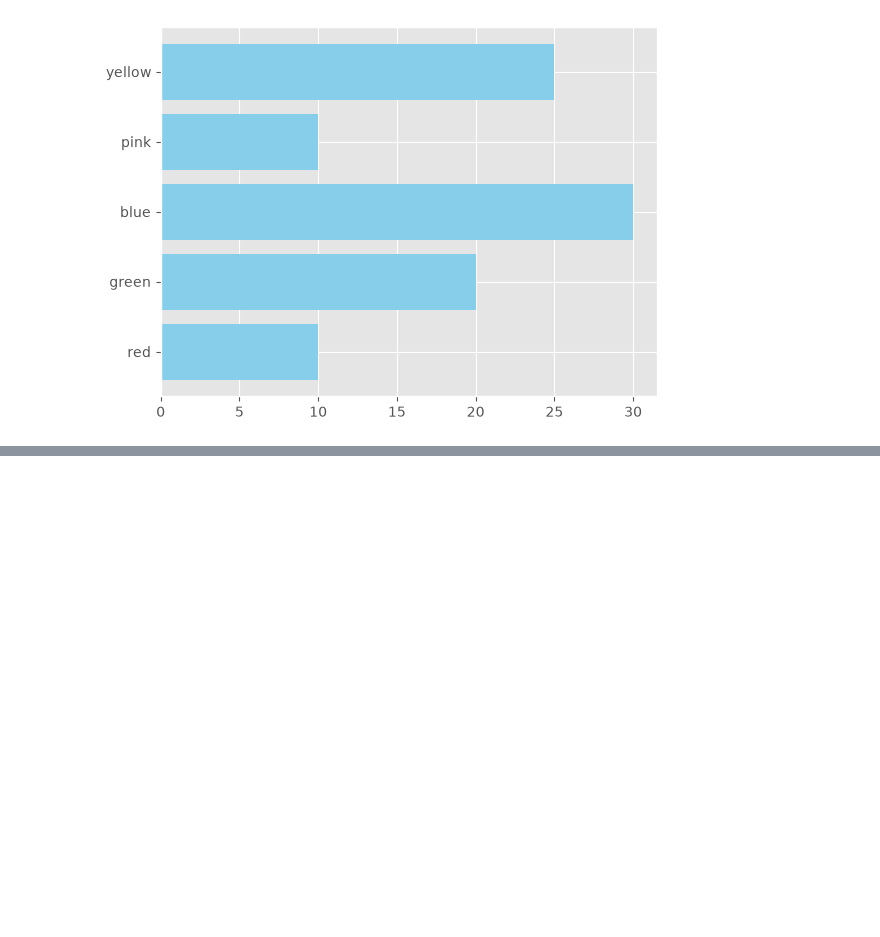
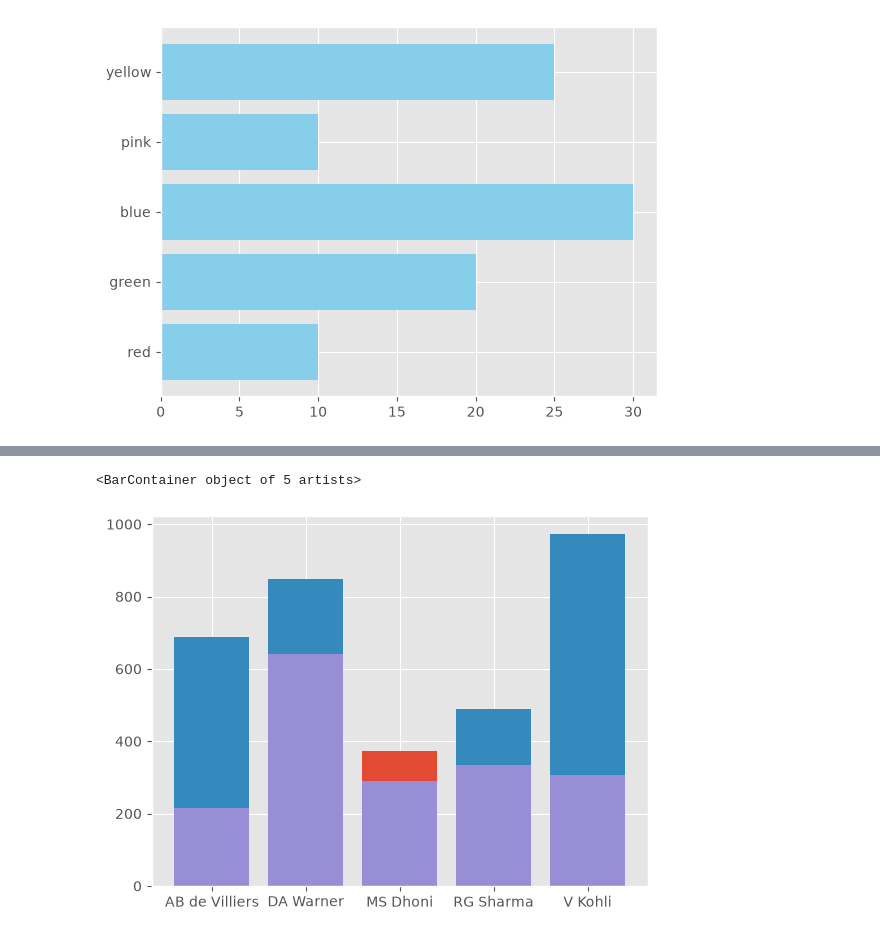
Before and after one commit to rabiuldiu30/Plotting-using-Matplotlib, a Jupyter notebook: matplotlib.ipynb, the cells around one changed output, grey strips where cells are left out. Saved outputs shown, nothing was run; the diff lists cells and outputs as text; code cells hidden in the pictures; blank space fills up the shorter version.

```diff
--- a/matplotlib.ipynb
+++ b/matplotlib.ipynb
@@ -203,0 +220,7 @@ plt.barh(colors,children,color='skyblue')
+# %%
+plt.bar(df['batsman'],df['2015'])
+plt.bar(df['batsman'],df['2016'])
+plt.bar(df['batsman'],df['2017'])
+# %% [output]
+<BarContainer object of 5 artists>
+[figure, added]
```
Also changed, not shown: parts of 10 cells of this notebook.
